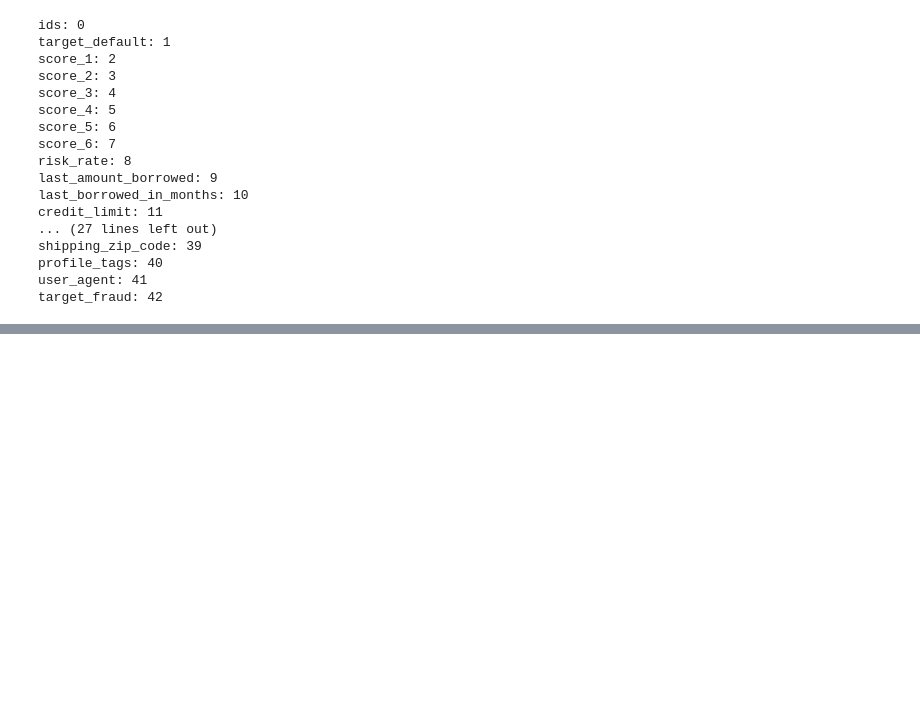
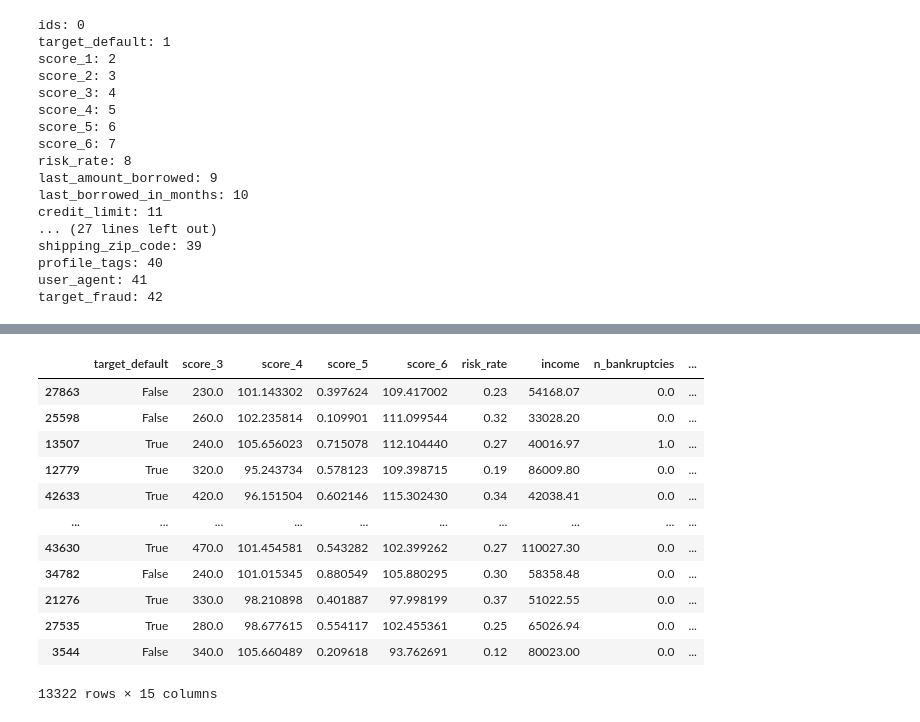
Before and after one commit to ghedin-alison/conceitos_ia, a Jupyter notebook: trabalho/teste.ipynb, the cells around one changed output, grey strips where cells are left out. Saved outputs shown, nothing was run; the diff lists cells and outputs as text; code cells hidden in the pictures; blank space fills up the shorter version.

```diff
--- a/trabalho/teste.ipynb
+++ b/trabalho/teste.ipynb
@@ -193,0 +320,16 @@ target_fraud: 42
+# %%
+clientes_sample
+# %% [output]
+|  | target_default | score_3 | score_4 | score_5 | score_6 | risk_rate | income | n_bankruptcies | ... |
+| 27863 | False | 230.0 | 101.143302 | 0.397624 | 109.417002 | 0.23 | 54168.07 | 0.0 | ... |
+| 25598 | False | 260.0 | 102.235814 | 0.109901 | 111.099544 | 0.32 | 33028.20 | 0.0 | ... |
+| 13507 | True | 240.0 | 105.656023 | 0.715078 | 112.104440 | 0.27 | 40016.97 | 1.0 | ... |
+| 12779 | True | 320.0 | 95.243734 | 0.578123 | 109.398715 | 0.19 | 86009.80 | 0.0 | ... |
+| 42633 | True | 420.0 | 96.151504 | 0.602146 | 115.302430 | 0.34 | 42038.41 | 0.0 | ... |
+| ... | ... | ... | ... | ... | ... | ... | ... | ... | ... |
+| 43630 | True | 470.0 | 101.454581 | 0.543282 | 102.399262 | 0.27 | 110027.30 | 0.0 | ... |
+| 34782 | False | 240.0 | 101.015345 | 0.880549 | 105.880295 | 0.30 | 58358.48 | 0.0 | ... |
+| 21276 | True | 330.0 | 98.210898 | 0.401887 | 97.998199 | 0.37 | 51022.55 | 0.0 | ... |
+| 27535 | True | 280.0 | 98.677615 | 0.554117 | 102.455361 | 0.25 | 65026.94 | 0.0 | ... |
+| 3544 | False | 340.0 | 105.660489 | 0.209618 | 93.762691 | 0.12 | 80023.00 | 0.0 | ... |
+13322 rows × 15 columns
```
Also changed, not shown: parts of 18 cells of this notebook.
